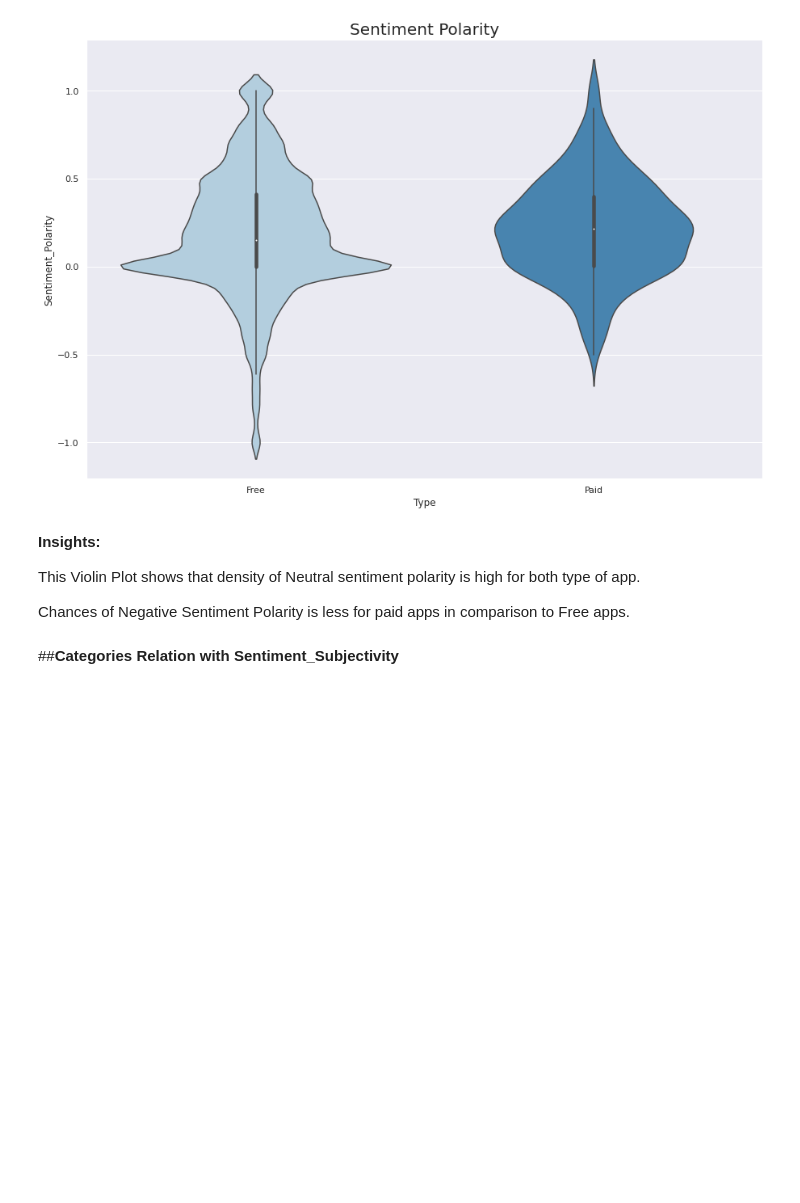
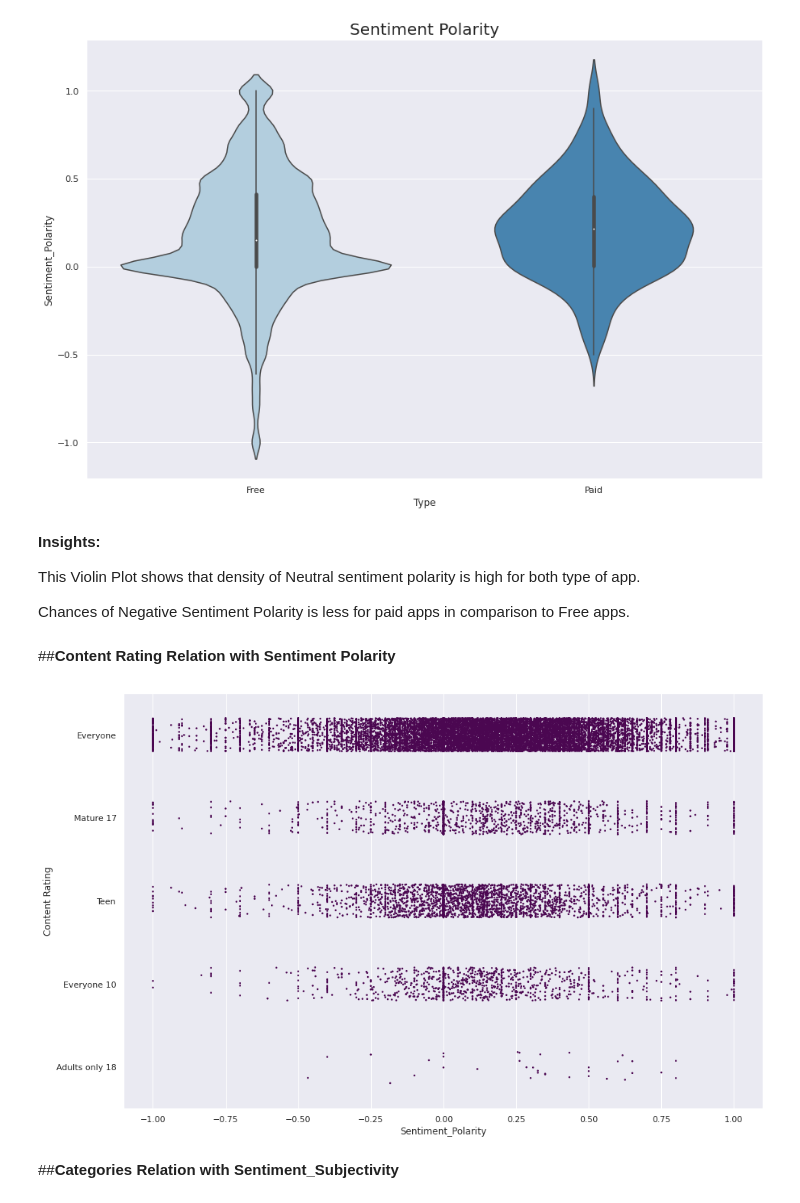
Before and after one commit to tanayparsai20/Playstore-EDA-Analysis, a Jupyter notebook: Copy_of_Copy_of_Play_Store_User_Reviews_Tanay.ipynb, the cells around one changed output. Saved outputs shown, nothing was run; the diff lists cells and outputs as text; code cells hidden in the pictures; blank space fills up the shorter version.

```diff
--- a/Copy_of_Copy_of_Play_Store_User_Reviews_Tanay.ipynb
+++ b/Copy_of_Copy_of_Play_Store_User_Reviews_Tanay.ipynb
@@ -1354,6 +1374,16 @@ plt.show()
 This Violin Plot shows that density of Neutral sentiment polarity is high for both type of app.
 
 Chances of Negative Sentiment Polarity is less for paid apps in comparison to Free apps.
+# %% [markdown]
+##**Content Rating Relation with Sentiment Polarity**
+# %%
+#stripplot
+plt.figure(figsize=(15,10))
+ax = sns.stripplot(y = merged_df["Content Rating"], x = merged_df["Sentiment_Polarity"], data=merged_df, color="#4B0751", jitter=0.2, size=2.5)
+
+plt.show()
+# %% [output]
+[figure, added]
 # %% [markdown]
 ##**Categories Relation with Sentiment_Subjectivity**
 # %%
```
Also changed, not shown: parts of 18 cells of this notebook.
